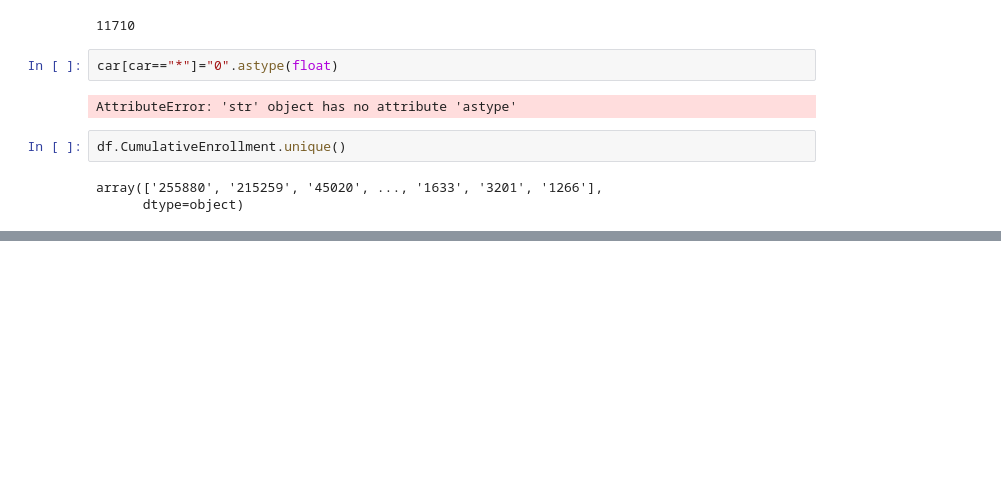
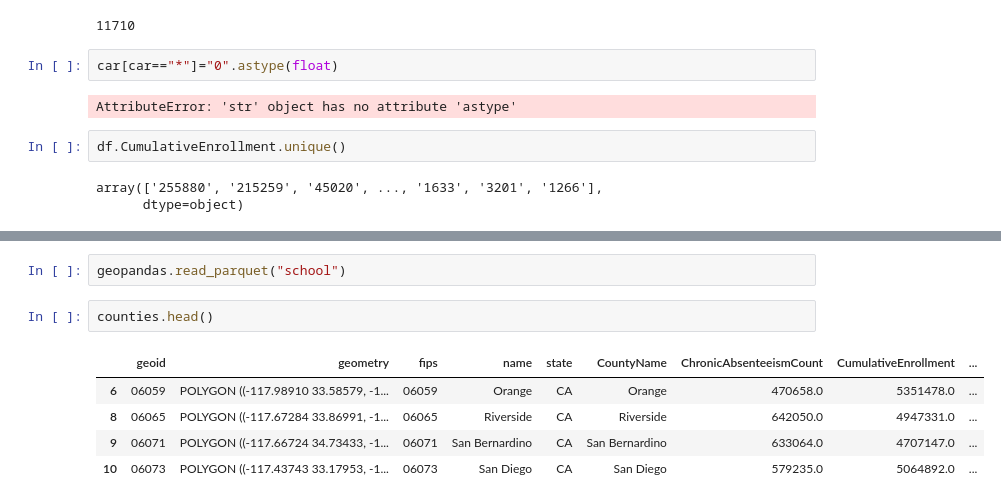
Before and after one commit to nnasr001/PBPL280S21Project1, a Jupyter notebook: attendance_data.ipynb, the cells around one changed output, grey strips where cells are left out. Cells and saved outputs as stored; diff of their text form; blank space fills up the shorter version.

```diff
--- a/attendance_data.ipynb
+++ b/attendance_data.ipynb
@@ -159,0 +382,10 @@ ValueError: could not convert string to float: '*'
+# %%
+geopandas.read_parquet("school")
+# %%
+counties.head()
+# %% [output]
+|  | geoid | geometry | fips | name | state | CountyName | ChronicAbsenteeismCount | CumulativeEnrollment | ... |
+| 6 | 06059 | POLYGON ((-117.98910 33.58579, -1... | 06059 | Orange | CA | Orange | 470658.0 | 5351478.0 | ... |
+| 8 | 06065 | POLYGON ((-117.67284 33.86991, -1... | 06065 | Riverside | CA | Riverside | 642050.0 | 4947331.0 | ... |
+| 9 | 06071 | POLYGON ((-117.66724 34.73433, -1... | 06071 | San Bernardino | CA | San Bernardino | 633064.0 | 4707147.0 | ... |
+| 10 | 06073 | POLYGON ((-117.43743 33.17953, -1... | 06073 | San Diego | CA | San Diego | 579235.0 | 5064892.0 | ... |
```
Also changed, not shown: parts of 42 cells of this notebook, 2 other files.
